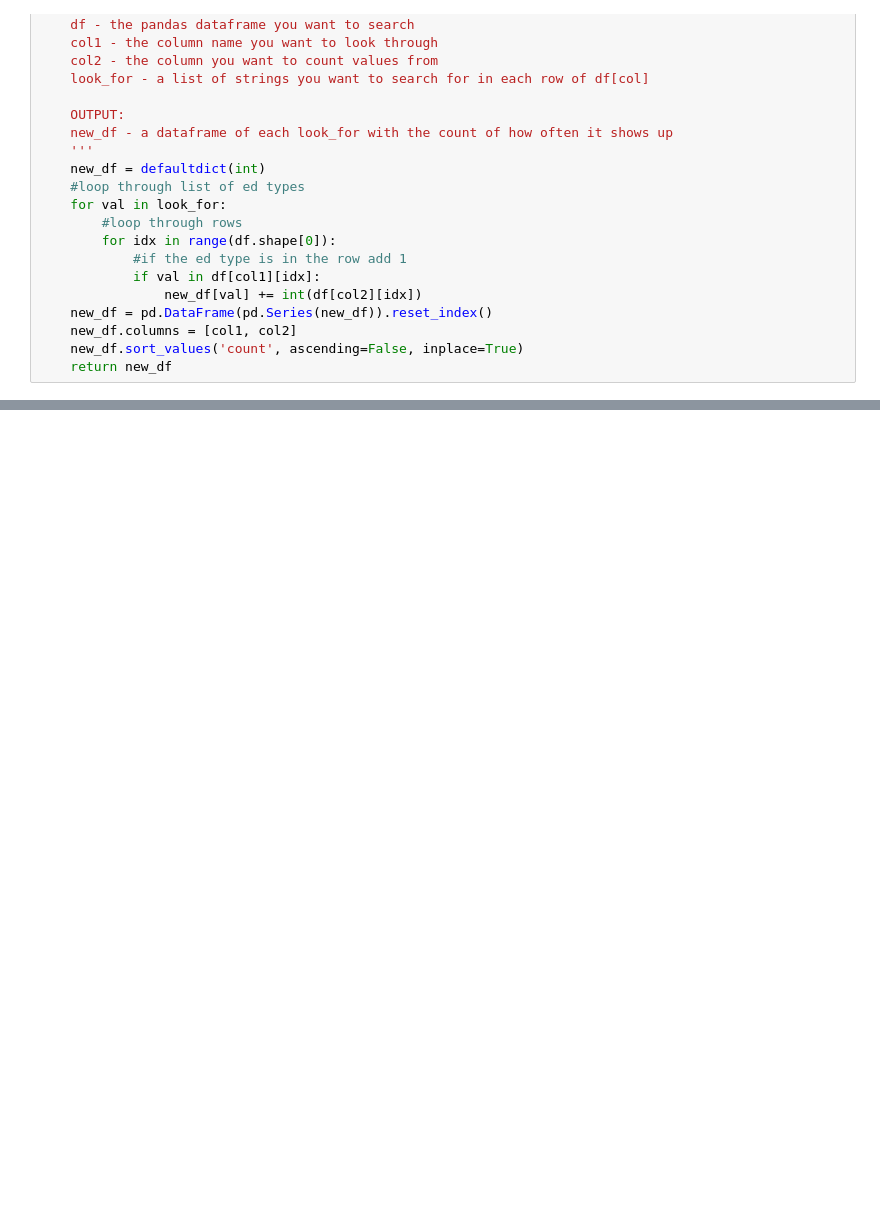
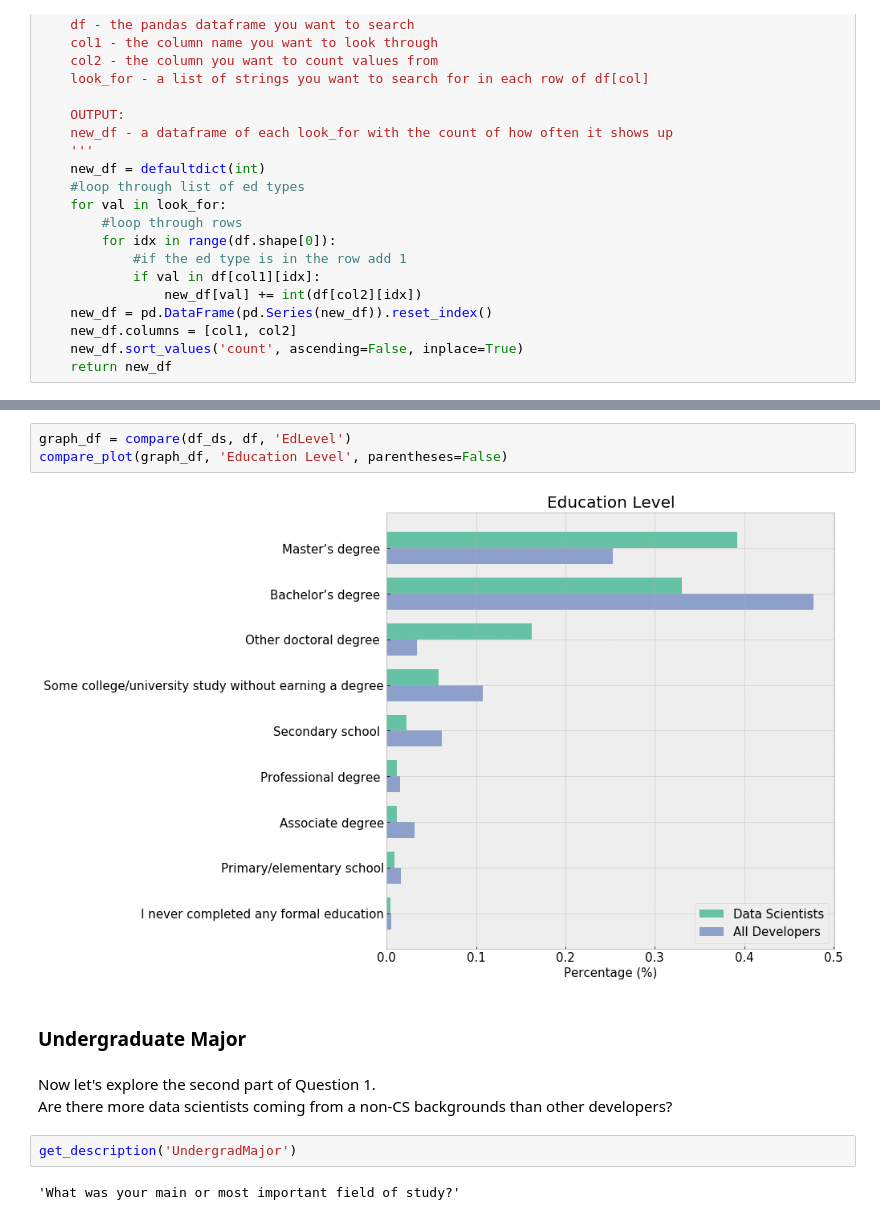
Before and after one commit to leedah/data-scientists-stackoverflow-analysis, a Jupyter notebook: Stackoverflow 2019 Survey.ipynb, the cells around one changed output, grey strips where cells are left out. Drawn from its saved outputs; the diff is of its cells as text; blank space fills up the shorter version.

Commit message:
Add overview, add comments and results for question 1

```diff
--- a/Stackoverflow 2019 Survey.ipynb
+++ b/Stackoverflow 2019 Survey.ipynb
@@ -403,0 +424,14 @@ Participated in a full-time developer training ...  0.047843  0.046579
+# %%
+graph_df = compare(df_ds, df, 'EdLevel')
+compare_plot(graph_df, 'Education Level', parentheses=False)
+# %% [output]
+[figure, added]
+# %% [markdown]
+### Undergraduate Major
+# %% [markdown]
+Now let's explore the second part of Question 1. <br>
+Are there more data scientists coming from a non-CS backgrounds than other developers?
+# %%
+get_description('UndergradMajor')
+# %% [output]
+'What was your main or most important field of study?'
```
Also changed, not shown: parts of 56 cells of this notebook.
